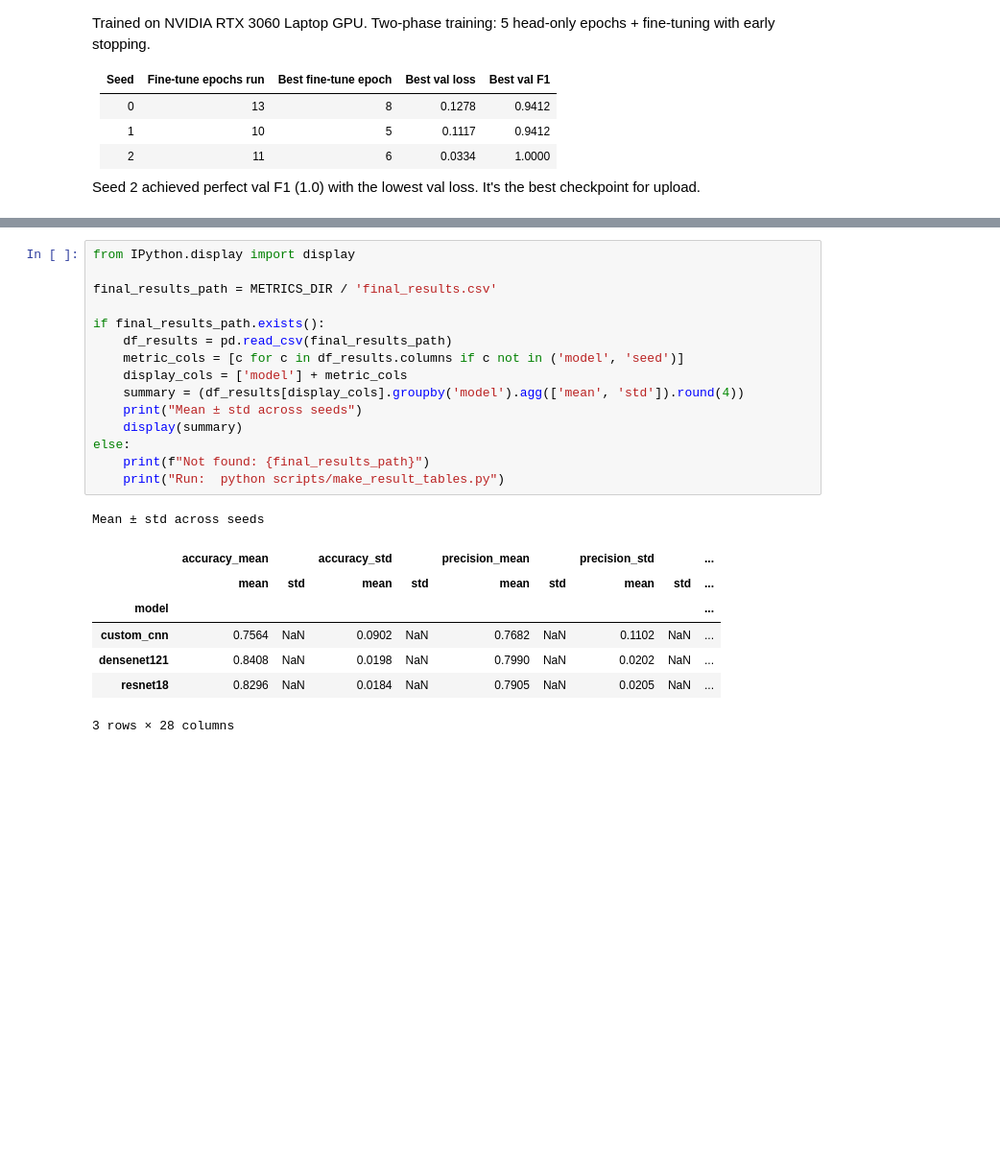
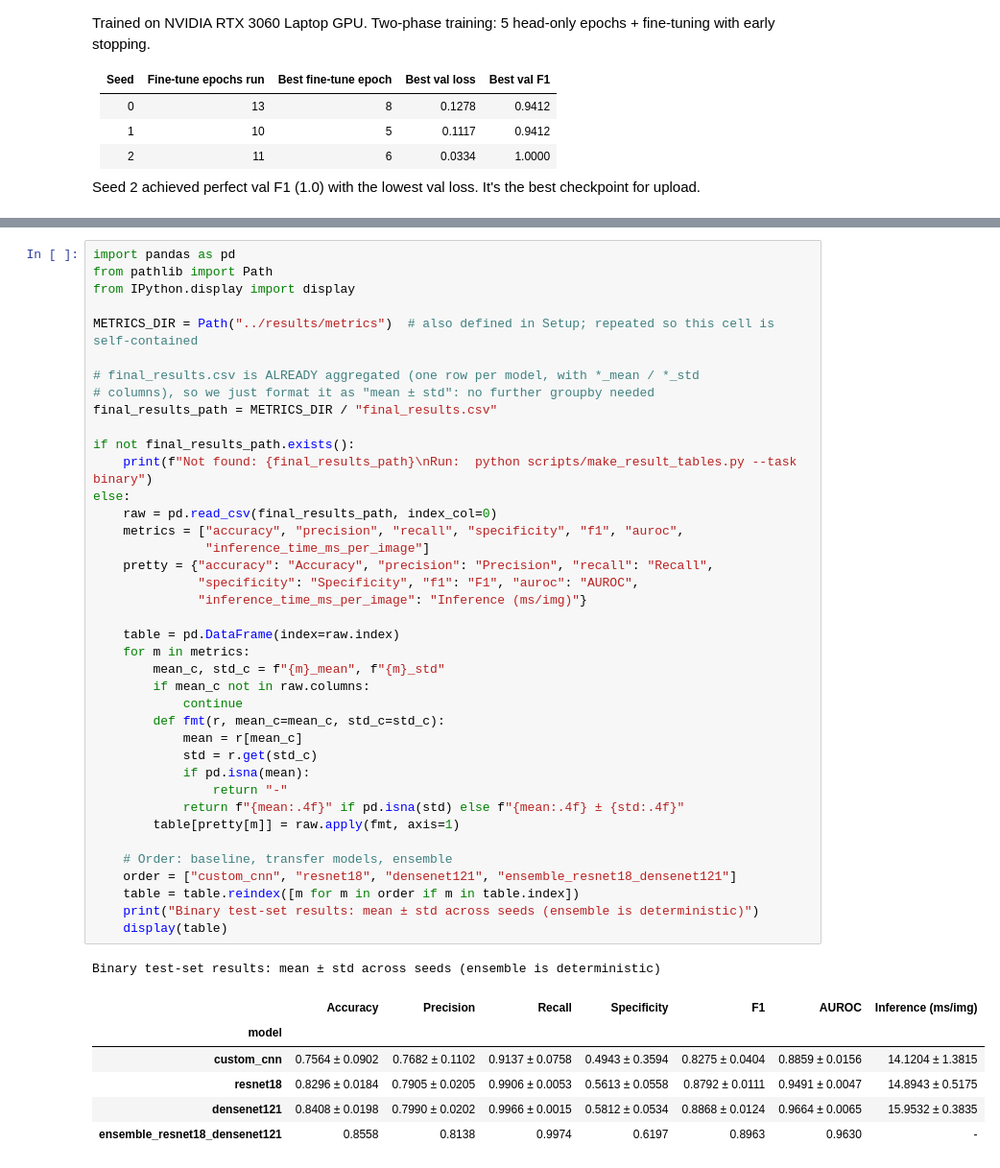
Before and after one commit to luanacarolinareis/caa-project, a Jupyter notebook: notebooks/01_final_experiments.ipynb, the cells around one changed output, grey strips where cells are left out. Shown at 96% size. Saved outputs shown, nothing was run; the diff lists cells and outputs as text; blank space fills up the shorter version.

```diff
--- a/notebooks/01_final_experiments.ipynb
+++ b/notebooks/01_final_experiments.ipynb
@@ -196,24 +269,47 @@ Load the aggregated metrics produced by `scripts/make_result_tables.py` and disp
 # %%
+import pandas as pd
+from pathlib import Path
 from IPython.display import display
 
-final_results_path = METRICS_DIR / 'final_results.csv'
+METRICS_DIR = Path("../results/metrics")  # also defined in Setup; repeated so this cell is self-contained
 
-if final_results_path.exists():
-    df_results = pd.read_csv(final_results_path)
-    metric_cols = [c for c in df_results.columns if c not in ('model', 'seed')]
-    display_cols = ['model'] + metric_cols
-    summary = (df_results[display_cols].groupby('model').agg(['mean', 'std']).round(4))
-    print("Mean ± std across seeds")
-    display(summary)
+# final_results.csv is ALREADY aggregated (one row per model, with *_mean / *_std
+# columns), so we just format it as "mean ± std": no further groupby needed
+final_results_path = METRICS_DIR / "final_results.csv"
+
+if not final_results_path.exists():
+    print(f"Not found: {final_results_path}\nRun:  python scripts/make_result_tables.py --task binary")
 else:
-    print(f"Not found: {final_results_path}")
-    print("Run:  python scripts/make_result_tables.py")
+    raw = pd.read_csv(final_results_path, index_col=0)
+    metrics = ["accuracy", "precision", "recall", "specificity", "f1", "auroc",
+               "inference_time_ms_per_image"]
+    pretty = {"accuracy": "Accuracy", "precision": "Precision", "recall": "Recall",
+              "specificity": "Specificity", "f1": "F1", "auroc": "AUROC",
+              "inference_time_ms_per_image": "Inference (ms/img)"}
+
+    table = pd.DataFrame(index=raw.index)
+    for m in metrics:
+        mean_c, std_c = f"{m}_mean", f"{m}_std"
+        if mean_c not in raw.columns:
+            continue
+        def fmt(r, mean_c=mean_c, std_c=std_c):
+            mean = r[mean_c]
+            std = r.get(std_c)
+            if pd.isna(mean):
+                return "-"
+            return f"{mean:.4f}" if pd.isna(std) else f"{mean:.4f} ± {std:.4f}"
+        table[pretty[m]] = raw.apply(fmt, axis=1)
+
+    # Order: baseline, transfer models, ensemble
+    order = ["custom_cnn", "resnet18", "densenet121", "ensemble_resnet18_densenet121"]
+    table = table.reindex([m for m in order if m in table.index])
+    print("Binary test-set results: mean ± std across seeds (ensemble is deterministic)")
+    display(table)
 # %% [output]
-Mean ± std across seeds
+Binary test-set results: mean ± std across seeds (ensemble is deterministic)
-|  | accuracy_mean |  | accuracy_std |  | precision_mean |  | precision_std |  | ... |
-|  | mean | std | mean | std | mean | std | mean | std | ... |
-| model |  |  |  |  |  |  |  |  | ... |
-| custom_cnn | 0.7564 | NaN | 0.0902 | NaN | 0.7682 | NaN | 0.1102 | NaN | ... |
-| densenet121 | 0.8408 | NaN | 0.0198 | NaN | 0.7990 | NaN | 0.0202 | NaN | ... |
-| resnet18 | 0.8296 | NaN | 0.0184 | NaN | 0.7905 | NaN | 0.0205 | NaN | ... |
+|  | Accuracy | Precision | Recall | Specificity | F1 | AUROC | Inference (ms/img) |
+| model |  |  |  |  |  |  |  |
+| custom_cnn | 0.7564 ± 0.0902 | 0.7682 ± 0.1102 | 0.9137 ± 0.0758 | 0.4943 ± 0.3594 | 0.8275 ± 0.0404 | 0.8859 ± 0.0156 | 14.1204 ± 1.3815 |
+| resnet18 | 0.8296 ± 0.0184 | 0.7905 ± 0.0205 | 0.9906 ± 0.0053 | 0.5613 ± 0.0558 | 0.8792 ± 0.0111 | 0.9491 ± 0.0047 | 14.8943 ± 0.5175 |
+| densenet121 | 0.8408 ± 0.0198 | 0.7990 ± 0.0202 | 0.9966 ± 0.0015 | 0.5812 ± 0.0534 | 0.8868 ± 0.0124 | 0.9664 ± 0.0065 | 15.9532 ± 0.3835 |
+| ensemble_resnet18_densenet121 | 0.8558 | 0.8138 | 0.9974 | 0.6197 | 0.8963 | 0.9630 | - |
-3 rows × 28 columns
```
Also changed, not shown: parts of 19 cells of this notebook.
